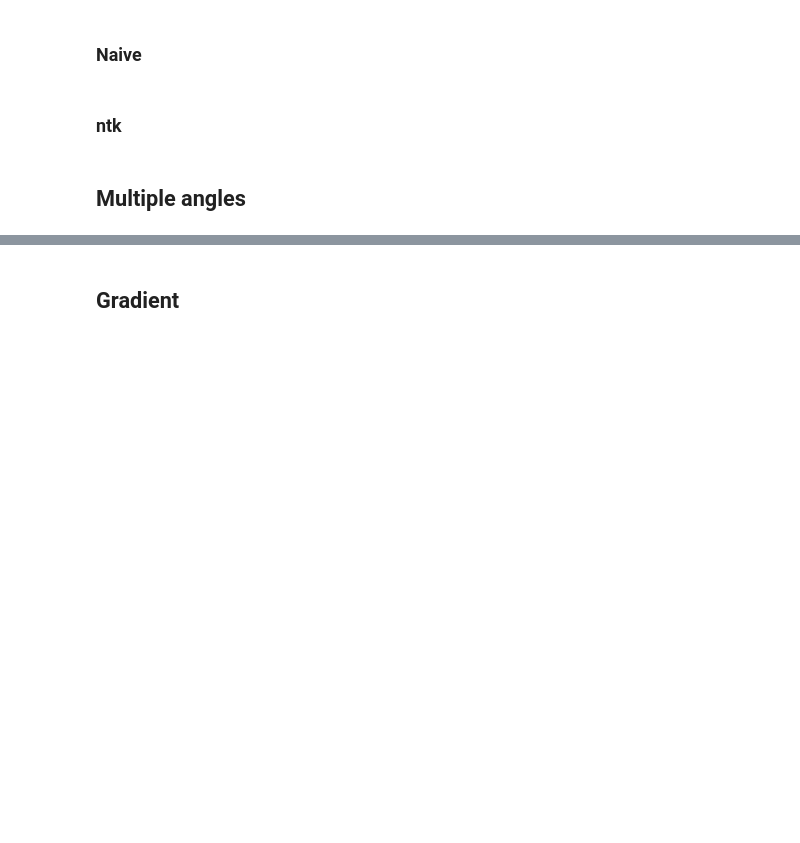
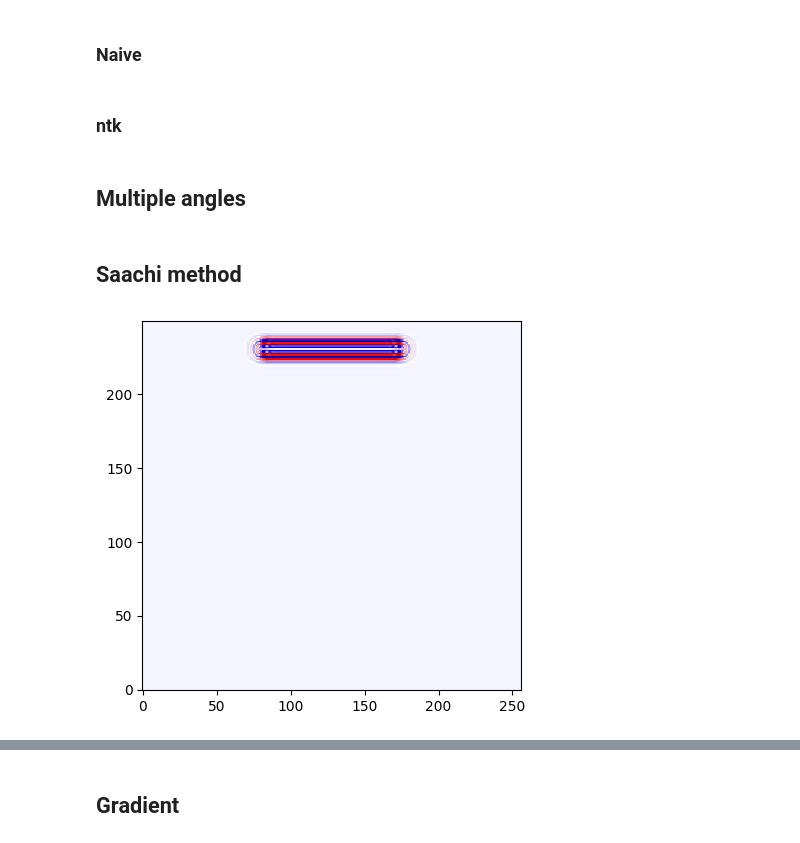
Before and after one commit to thomasrribeiro/brainhackFUS, a Jupyter notebook: notebooks/recon_skull.ipynb, the cells around one changed output, grey strips where cells are left out. Cells and saved outputs as stored; diff of their text form; code cells hidden in the pictures; blank space fills up the shorter version.

Commit message:
current deab method

```diff
--- a/notebooks/recon_skull.ipynb
+++ b/notebooks/recon_skull.ipynb
@@ -308,3 +336,21 @@ plt.imshow(compounded_res.T, cmap='seismic', interpolation='nearest')
 plt.colorbar()
 plt.gca().invert_yaxis()
 plt.show()
+# %% [markdown]
+## Saachi method
+# %%
+from jwave import FourierSeries
+from jwave.geometry import Sensors
+from jwave.acoustics import simulate_wave_propagation
+
+sound_speed = FourierSeries(jnp.expand_dims(speed_skull, -1), domain)
+density = FourierSeries(jnp.expand_dims(density_skull, -1), domain)
+medium = Medium(domain=domain, sound_speed=sound_speed, density=density, pml_size=20)
+sensors = Sensors(element_positions)
+pwave = simulate_wave_propagation(medium, time_axis, sources=sources_ab)
+data = pwave.params[:, element_positions[0], element_positions[1], 0].T
+# %%
+plt.imshow(pwave.params[100, :, :, 1].T, cmap='seismic', interpolation='nearest')
+plt.gca().invert_yaxis()
+# %% [output]
+[figure, added]
```
Also changed, not shown: parts of 19 cells of this notebook.
